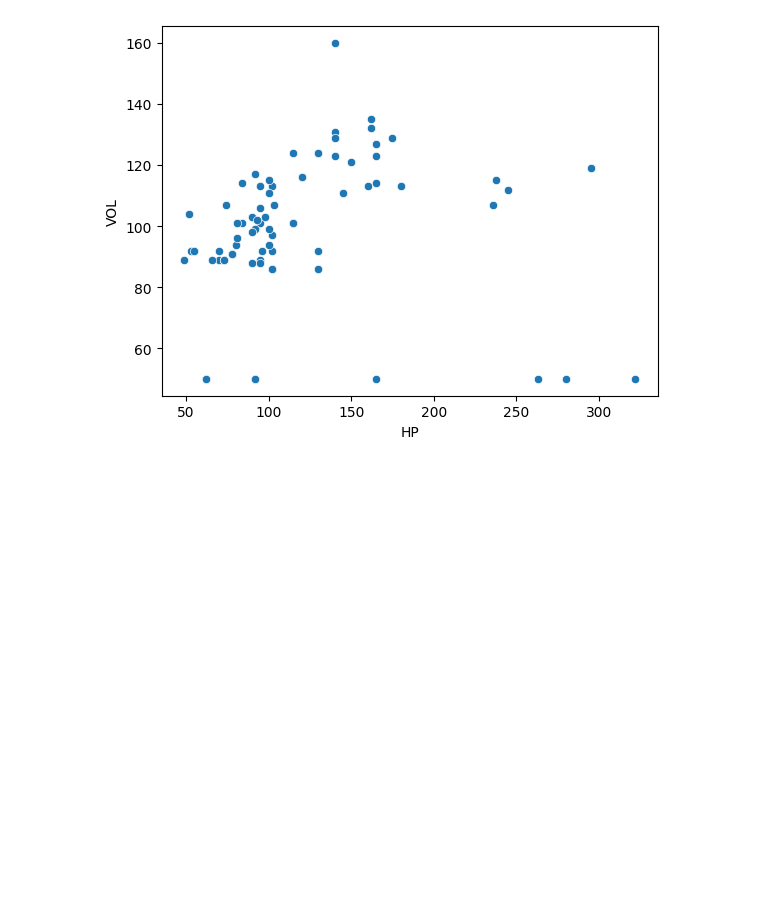
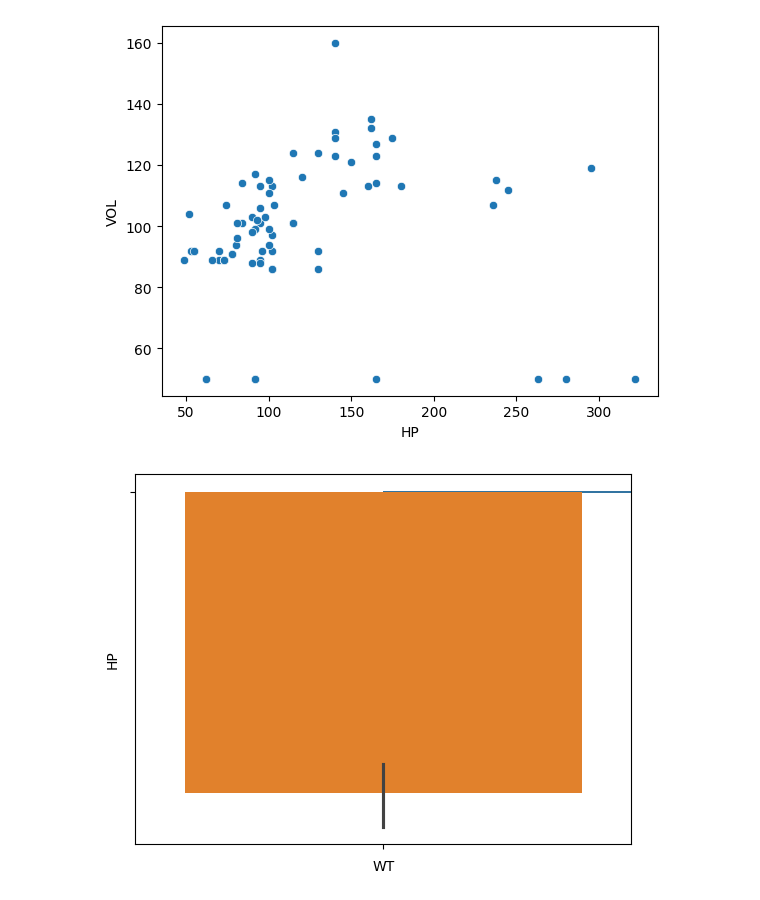
Before and after one commit to jashwanthmajjiga/AD-college, a Jupyter notebook: day_24.ipynb, the cells around one changed output. Saved outputs shown, nothing was run; the diff lists cells and outputs as text; code cells hidden in the pictures; blank space fills up the shorter version.

```diff
--- a/day_24.ipynb
+++ b/day_24.ipynb
@@ -6,6 +6,3 @@ import matplotlib.pyplot as plt
 import seaborn as sns
 import statsmodels.formula.api as smf
 import numpy as np
-# %%
-cars = pd.read_csv('/content/Cars.csv')
-cars.head()
@@ -18,0 +9,17 @@ cars.head()
+# %%
+import pandas as pd
+import matplotlib.pyplot as plt
+import seaborn as sns
+import statsmodels.formula.api as smf
+import numpy as np
+
+# Check if the file exists in the current directory
+import os
+if os.path.exists('Cars.csv'):
+  cars = pd.read_csv('Cars.csv')  # Use the filename directly if it's in the current directory
+else:
+  print("File 'Cars.csv' not found in the current directory. Please provide the correct path.")
+  # Alternatively, if the file is in a different location:
+  # cars = pd.read_csv('/path/to/your/Cars.csv')  # Replace with the actual path
+
+cars.head()
@@ -172,3 +180,9 @@ scatterplot(x=cars['HP'],y=cars['VOL'])
 # %% [output]
 <Axes: xlabel='HP', ylabel='VOL'>
 [figure]
+# %%
+sns.barplot(x=cars['WT'])
+sns.barplot(y=cars['HP'])
+plt.show()
+# %% [output]
+[figure, added]
```
Also changed, not shown: parts of 7 cells of this notebook.
